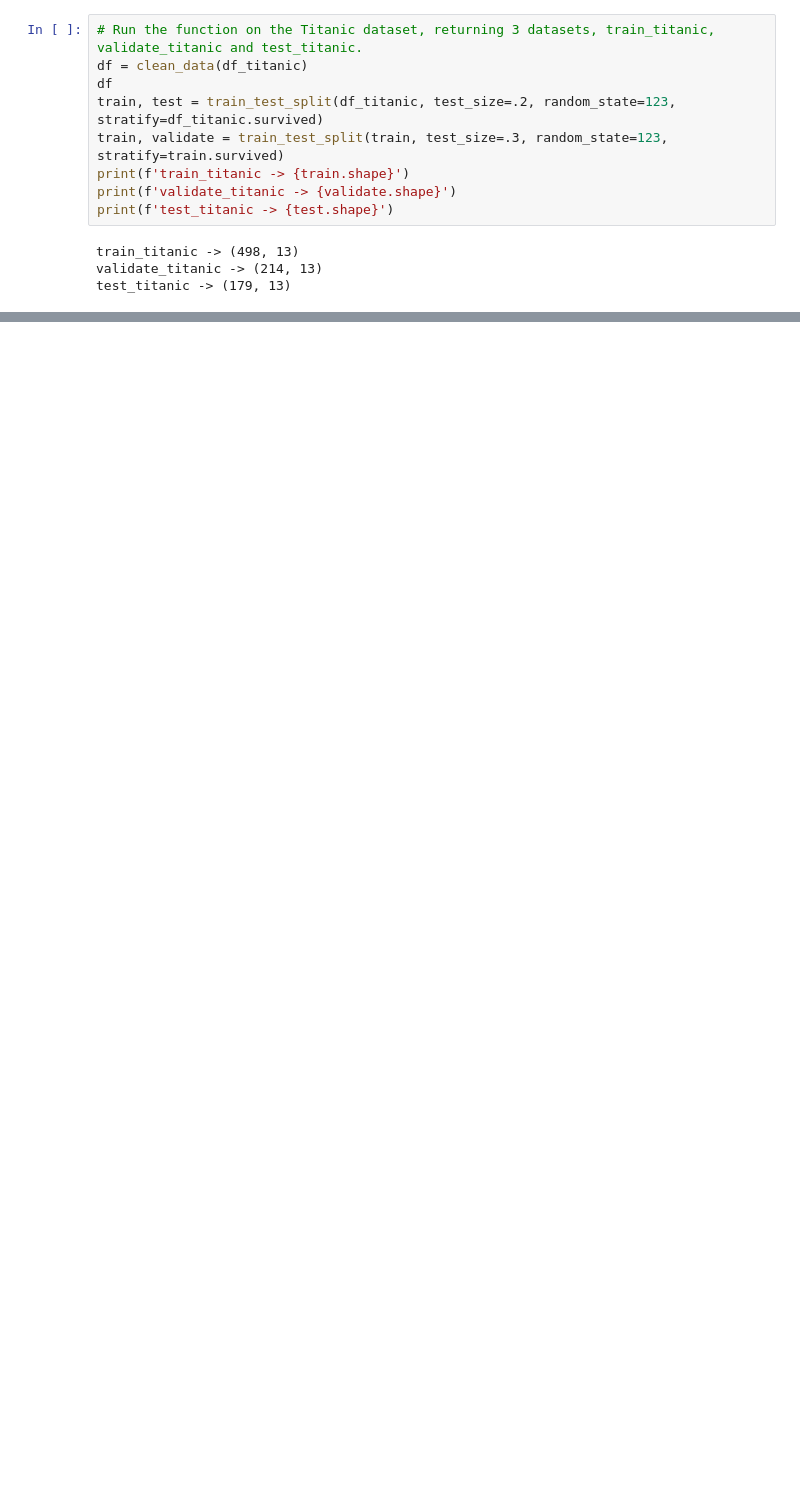
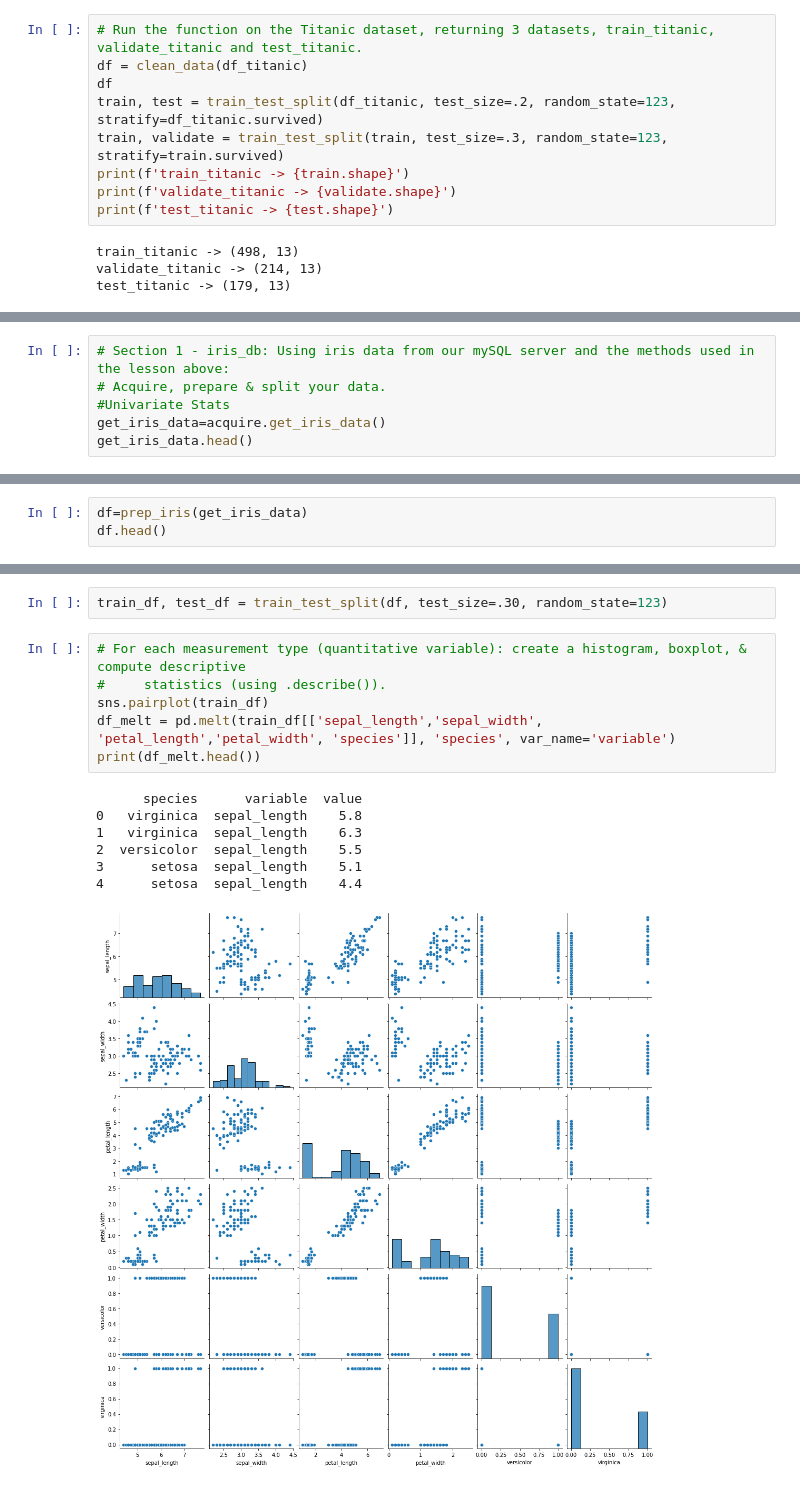
Before and after one commit to cristianibarra1/classification-exercises, a Jupyter notebook: classification-exercises.ipynb, the cells around one changed output, grey strips where cells are left out. Drawn from its saved outputs; the diff is of its cells as text; blank space fills up the shorter version.

```diff
--- a/classification-exercises.ipynb
+++ b/classification-exercises.ipynb
@@ -436,0 +463,6 @@ test_titanic -> (179, 13)
+# %%
+# Section 1 - iris_db: Using iris data from our mySQL server and the methods used in the lesson above:
+# Acquire, prepare & split your data.
+#Univariate Stats
+get_iris_data=acquire.get_iris_data()
+get_iris_data.head()
@@ -436,0 +476,3 @@ test_titanic -> (179, 13)
+# %%
+df=prep_iris(get_iris_data)
+df.head()
@@ -436,0 +486,16 @@ test_titanic -> (179, 13)
+# %%
+train_df, test_df = train_test_split(df, test_size=.30, random_state=123)
+# %%
+# For each measurement type (quantitative variable): create a histogram, boxplot, & compute descriptive
+#     statistics (using .describe()).
+sns.pairplot(train_df)
+df_melt = pd.melt(train_df[['sepal_length','sepal_width', 'petal_length','petal_width', 'species']], 'species', var_name='variable')
+print(df_melt.head())
+# %% [output]
+      species      variable  value
+0   virginica  sepal_length    5.8
+1   virginica  sepal_length    6.3
+2  versicolor  sepal_length    5.5
+3      setosa  sepal_length    5.1
+4      setosa  sepal_length    4.4
+[figure, added]
```
Also changed, not shown: parts of 30 cells of this notebook.
